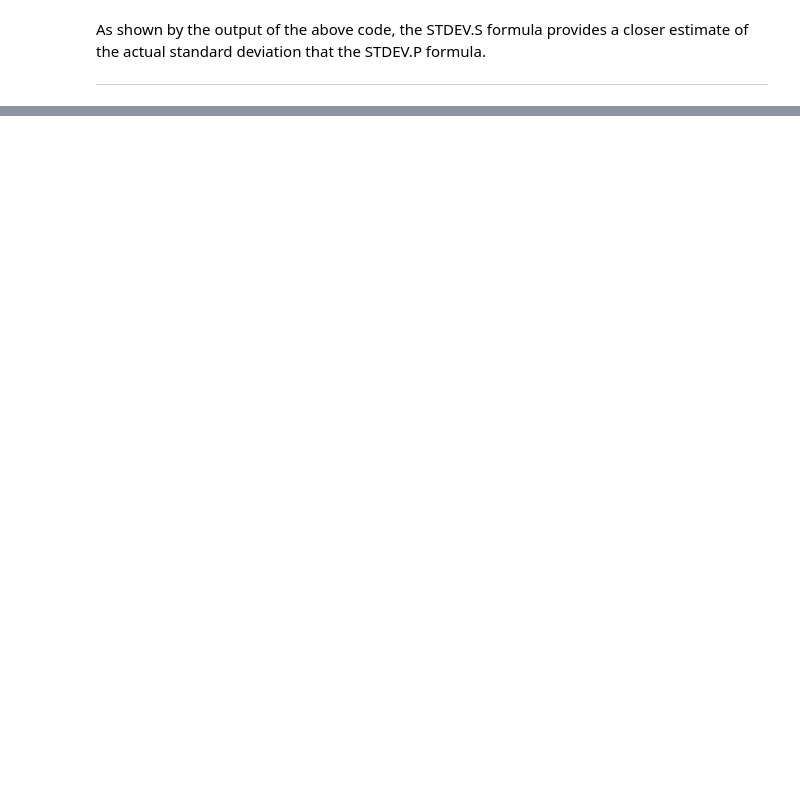
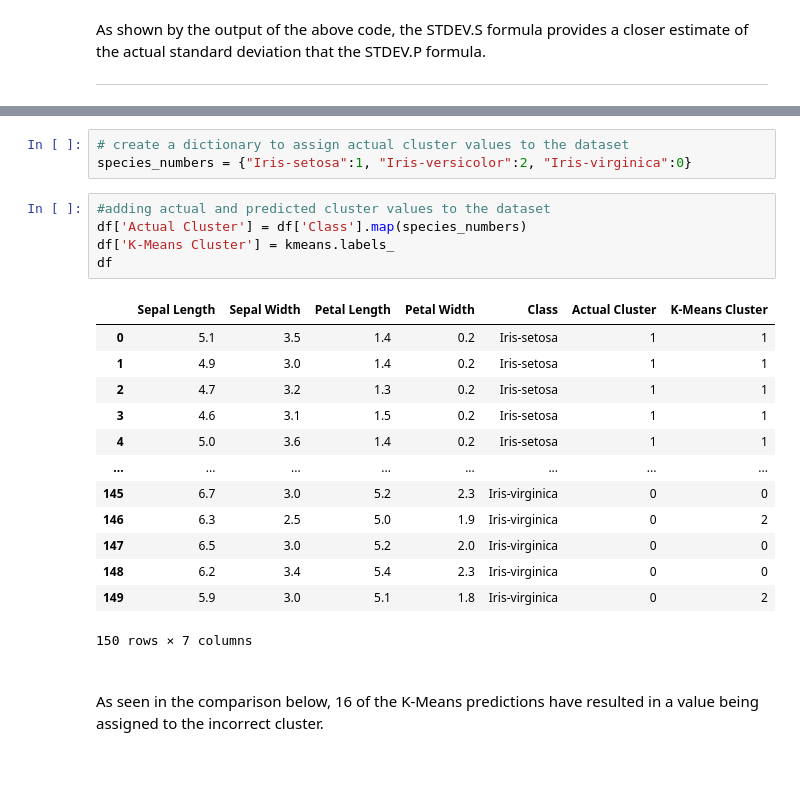
Before and after one commit to dervlac/tasks2020, a Jupyter notebook: Machine Learning and Statistics Tasks 2020.ipynb, the cells around one changed output, grey strips where cells are left out. Cells and saved outputs as stored; diff of their text form; blank space fills up the shorter version.

```diff
--- a/Machine Learning and Statistics Tasks 2020.ipynb
+++ b/Machine Learning and Statistics Tasks 2020.ipynb
@@ -121,0 +167,28 @@ As shown by the output of the above code, the STDEV.S formula provides a closer
+# %%
+# create a dictionary to assign actual cluster values to the dataset
+species_numbers = {"Iris-setosa":1, "Iris-versicolor":2, "Iris-virginica":0}
+# %%
+#adding actual and predicted cluster values to the dataset
+df['Actual Cluster'] = df['Class'].map(species_numbers)
+df['K-Means Cluster'] = kmeans.labels_
+df
+# %% [output]
+|  | Sepal Length | Sepal Width | Petal Length | Petal Width | Class | Actual Cluster | K-Means Cluster |
+| 0 | 5.1 | 3.5 | 1.4 | 0.2 | Iris-setosa | 1 | 1 |
+| 1 | 4.9 | 3.0 | 1.4 | 0.2 | Iris-setosa | 1 | 1 |
+| 2 | 4.7 | 3.2 | 1.3 | 0.2 | Iris-setosa | 1 | 1 |
+| 3 | 4.6 | 3.1 | 1.5 | 0.2 | Iris-setosa | 1 | 1 |
+| 4 | 5.0 | 3.6 | 1.4 | 0.2 | Iris-setosa | 1 | 1 |
+| ... | ... | ... | ... | ... | ... | ... | ... |
+| 145 | 6.7 | 3.0 | 5.2 | 2.3 | Iris-virginica | 0 | 0 |
+| 146 | 6.3 | 2.5 | 5.0 | 1.9 | Iris-virginica | 0 | 2 |
+| 147 | 6.5 | 3.0 | 5.2 | 2.0 | Iris-virginica | 0 | 0 |
+| 148 | 6.2 | 3.4 | 5.4 | 2.3 | Iris-virginica | 0 | 0 |
+| 149 | 5.9 | 3.0 | 5.1 | 1.8 | Iris-virginica | 0 | 2 |
+150 rows × 7 columns
+# %% [markdown]
+<br>
+
+As seen in the comparison below, 16 of the K-Means predictions have resulted in a value being assigned to the incorrect cluster.
+
+<br>
```
Also changed, not shown: parts of 20 cells of this notebook.
